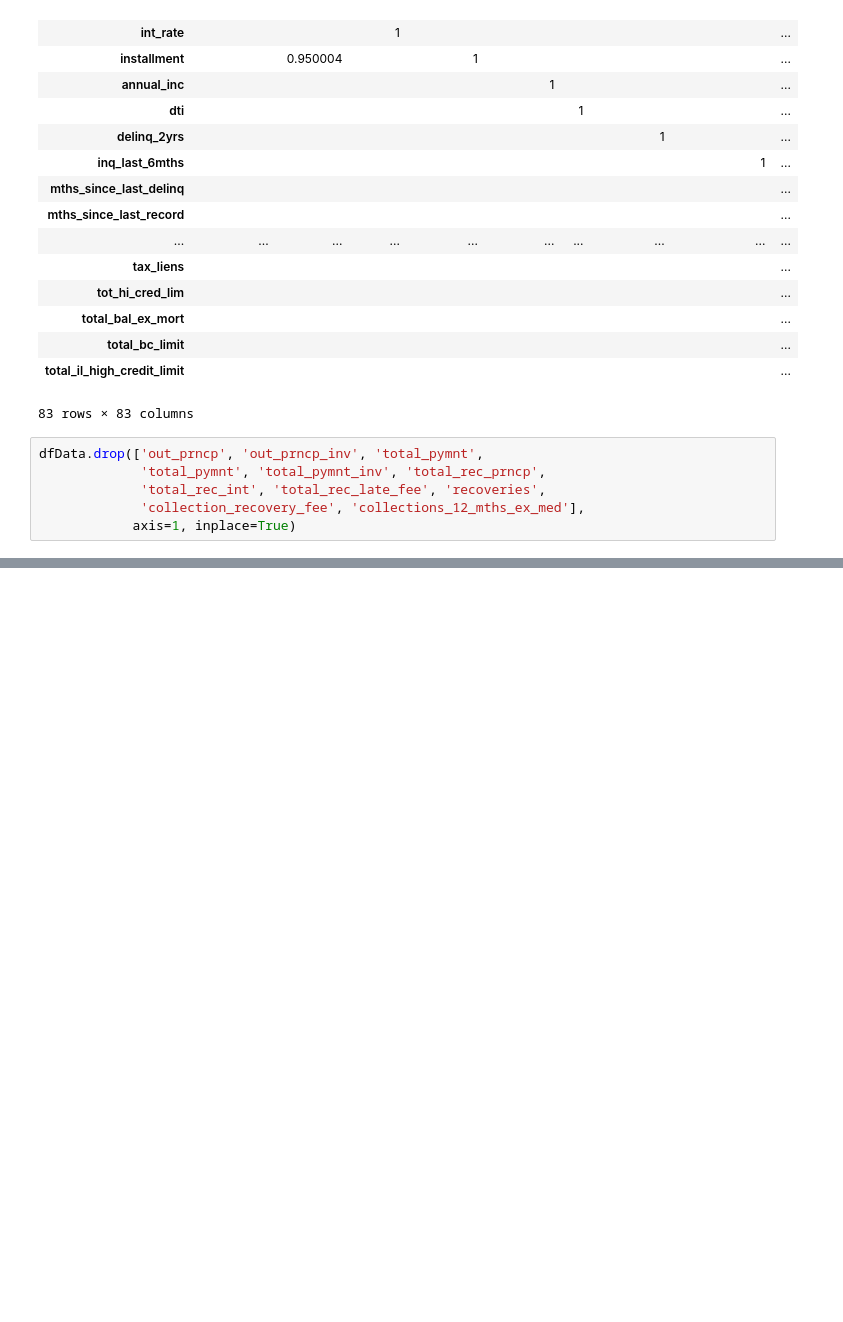
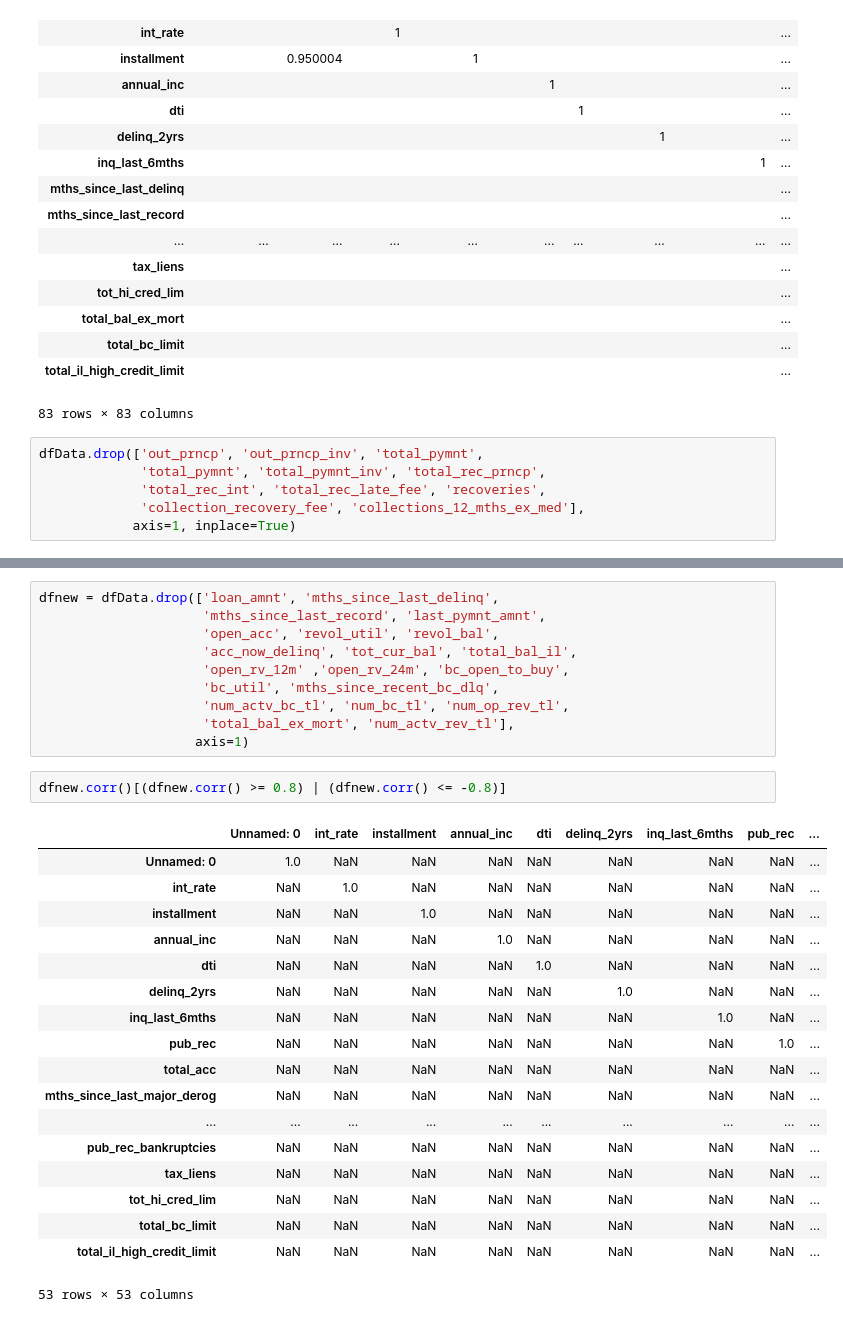
Before and after one commit to devyohan/fc_team_project2, a Jupyter notebook: presentation.ipynb, the cells around one changed output, grey strips where cells are left out. Cells and saved outputs as stored; diff of their text form; blank space fills up the shorter version.

```diff
--- a/presentation.ipynb
+++ b/presentation.ipynb
@@ -68,0 +92,31 @@ dfData.drop(['out_prncp', 'out_prncp_inv', 'total_pymnt',
+# %%
+dfnew = dfData.drop(['loan_amnt', 'mths_since_last_delinq',
+                     'mths_since_last_record', 'last_pymnt_amnt',
+                     'open_acc', 'revol_util', 'revol_bal',
+                     'acc_now_delinq', 'tot_cur_bal', 'total_bal_il',
+                     'open_rv_12m' ,'open_rv_24m', 'bc_open_to_buy',
+                     'bc_util', 'mths_since_recent_bc_dlq',
+                     'num_actv_bc_tl', 'num_bc_tl', 'num_op_rev_tl',
+                     'total_bal_ex_mort', 'num_actv_rev_tl'],
+                    axis=1)
+# %%
+dfnew.corr()[(dfnew.corr() >= 0.8) | (dfnew.corr() <= -0.8)]
+# %% [output]
+|  | Unnamed: 0 | int_rate | installment | annual_inc | dti | delinq_2yrs | inq_last_6mths | pub_rec | ... |
+| Unnamed: 0 | 1.0 | NaN | NaN | NaN | NaN | NaN | NaN | NaN | ... |
+| int_rate | NaN | 1.0 | NaN | NaN | NaN | NaN | NaN | NaN | ... |
+| installment | NaN | NaN | 1.0 | NaN | NaN | NaN | NaN | NaN | ... |
+| annual_inc | NaN | NaN | NaN | 1.0 | NaN | NaN | NaN | NaN | ... |
+| dti | NaN | NaN | NaN | NaN | 1.0 | NaN | NaN | NaN | ... |
+| delinq_2yrs | NaN | NaN | NaN | NaN | NaN | 1.0 | NaN | NaN | ... |
+| inq_last_6mths | NaN | NaN | NaN | NaN | NaN | NaN | 1.0 | NaN | ... |
+| pub_rec | NaN | NaN | NaN | NaN | NaN | NaN | NaN | 1.0 | ... |
+| total_acc | NaN | NaN | NaN | NaN | NaN | NaN | NaN | NaN | ... |
+| mths_since_last_major_derog | NaN | NaN | NaN | NaN | NaN | NaN | NaN | NaN | ... |
+| ... | ... | ... | ... | ... | ... | ... | ... | ... | ... |
+| pub_rec_bankruptcies | NaN | NaN | NaN | NaN | NaN | NaN | NaN | NaN | ... |
+| tax_liens | NaN | NaN | NaN | NaN | NaN | NaN | NaN | NaN | ... |
+| tot_hi_cred_lim | NaN | NaN | NaN | NaN | NaN | NaN | NaN | NaN | ... |
+| total_bc_limit | NaN | NaN | NaN | NaN | NaN | NaN | NaN | NaN | ... |
+| total_il_high_credit_limit | NaN | NaN | NaN | NaN | NaN | NaN | NaN | NaN | ... |
+53 rows × 53 columns
```
Also changed, not shown: parts of 2 cells of this notebook.
